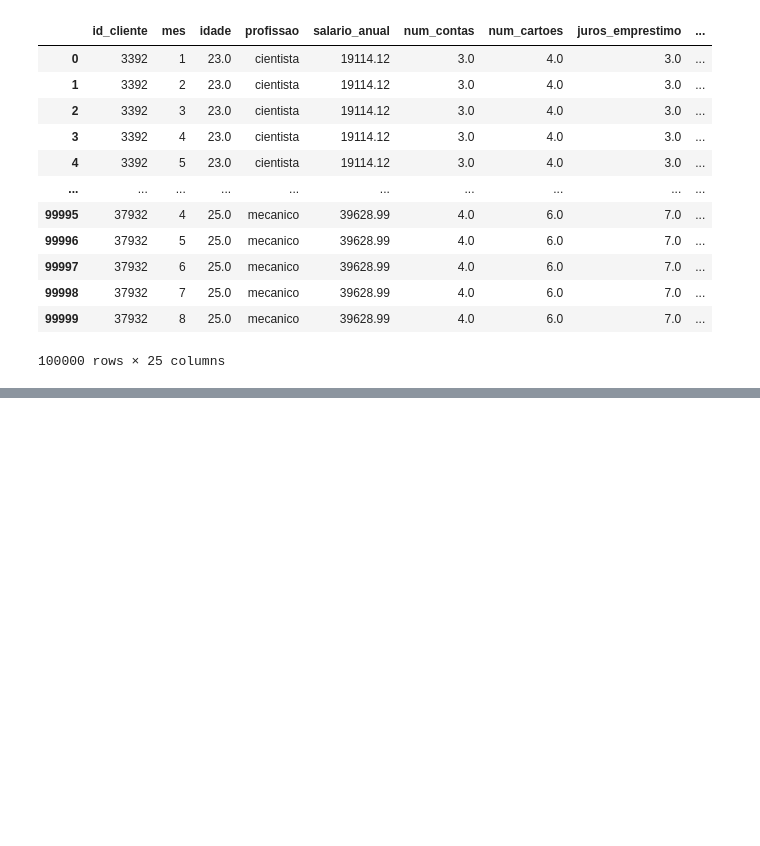
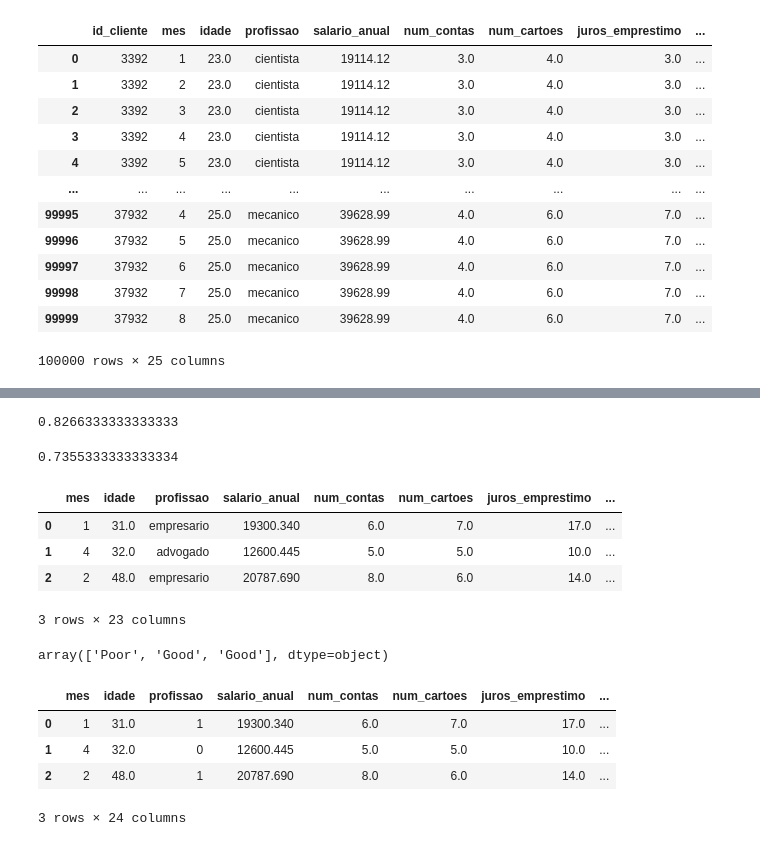
Before and after one commit to xgabiez/Inteligencia-Artificial-Previsoes-ComPython-IA, a Jupyter notebook: inicial.ipynb, the cells around one changed output, grey strips where cells are left out. Saved outputs shown, nothing was run; the diff lists cells and outputs as text; code cells hidden in the pictures; blank space fills up the shorter version.

```diff
--- a/inicial.ipynb
+++ b/inicial.ipynb
@@ -42,0 +121,50 @@ display(tabela)
+# %%
+# Passo 4: Escolher o melhor modelo
+
+#previsões
+previsao_arvoredecisao = modelo_arvoredecisao.predict(x_teste)
+previsao_knn = modelo_knn.predict(x_teste)
+
+#acurácia
+from sklearn.metrics import accuracy_score
+
+display(accuracy_score(y_teste, previsao_arvoredecisao))
+display(accuracy_score(y_teste, previsao_knn))
+# %% [output]
+0.8266333333333333
+0.7355333333333334
+# %%
+# Passo 5: Fazer novas previsões
+  # o melhor modelo é o arvore de decisao nesse caso
+
+tabela_nova = pd.read_csv("novos_clientes.csv")
+display(tabela_nova)
+# profissao
+codificadorProfissao = LabelEncoder()
+tabela_nova["profissao"] = codificadorProfissao.fit_transform(tabela_nova["profissao"])
+
+  # mix_credito
+codificadorCredito = LabelEncoder()
+tabela_nova["mix_credito"] = codificadorCredito.fit_transform(tabela_nova["mix_credito"])
+
+  #comportamento_pagamento
+codificadorPagamento = LabelEncoder()
+tabela_nova["comportamento_pagamento"] = codificadorPagamento.fit_transform(tabela_nova["comportamento_pagamento"])
+
+previsao = modelo_arvoredecisao.predict(tabela_nova)
+display(previsao)
+
+tabela_nova["score_credito"] = previsao
+display(tabela_nova)
+# %% [output]
+|  | mes | idade | profissao | salario_anual | num_contas | num_cartoes | juros_emprestimo | ... |
+| 0 | 1 | 31.0 | empresario | 19300.340 | 6.0 | 7.0 | 17.0 | ... |
+| 1 | 4 | 32.0 | advogado | 12600.445 | 5.0 | 5.0 | 10.0 | ... |
+| 2 | 2 | 48.0 | empresario | 20787.690 | 8.0 | 6.0 | 14.0 | ... |
+3 rows × 23 columns
+array(['Poor', 'Good', 'Good'], dtype=object)
+|  | mes | idade | profissao | salario_anual | num_contas | num_cartoes | juros_emprestimo | ... |
+| 0 | 1 | 31.0 | 1 | 19300.340 | 6.0 | 7.0 | 17.0 | ... |
+| 1 | 4 | 32.0 | 0 | 12600.445 | 5.0 | 5.0 | 10.0 | ... |
+| 2 | 2 | 48.0 | 1 | 20787.690 | 8.0 | 6.0 | 14.0 | ... |
+3 rows × 24 columns
```
Also changed, not shown: parts of 6 cells of this notebook.
